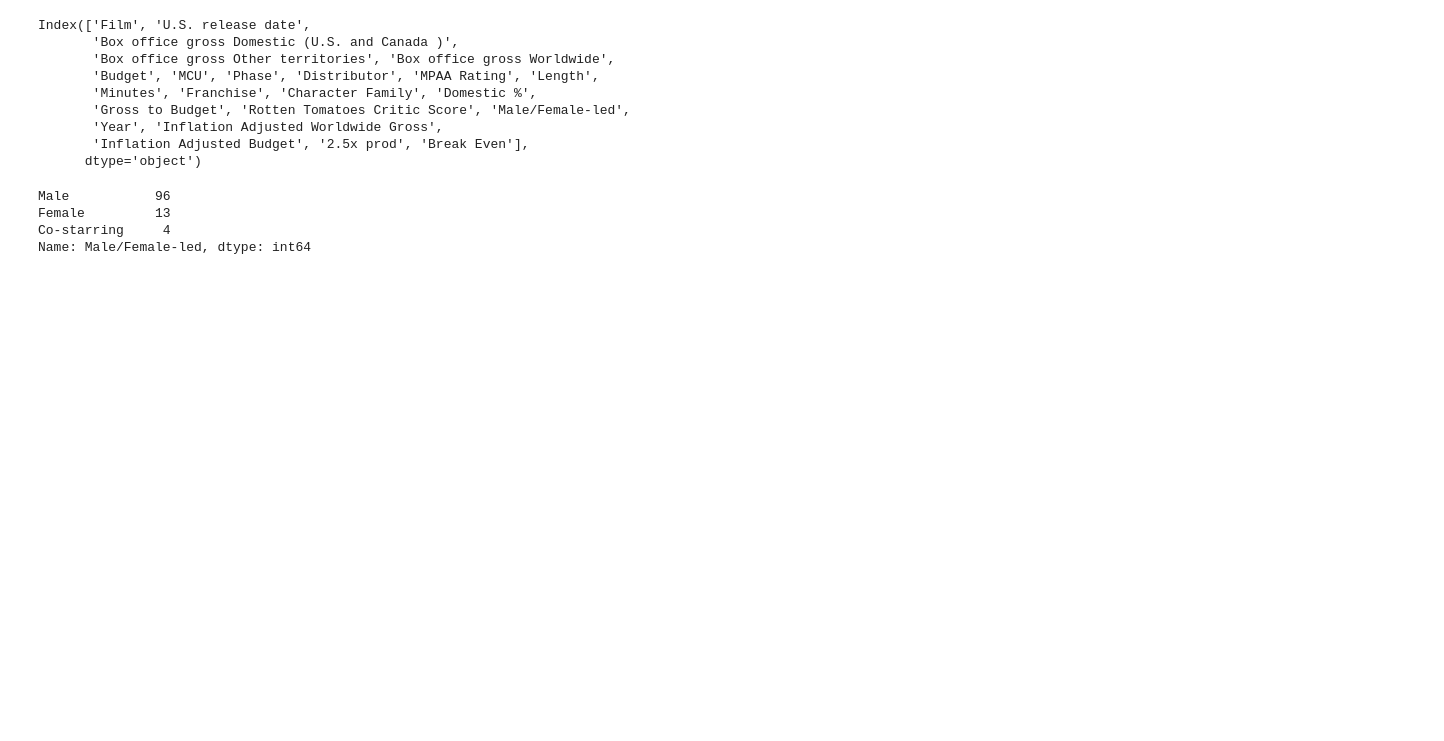
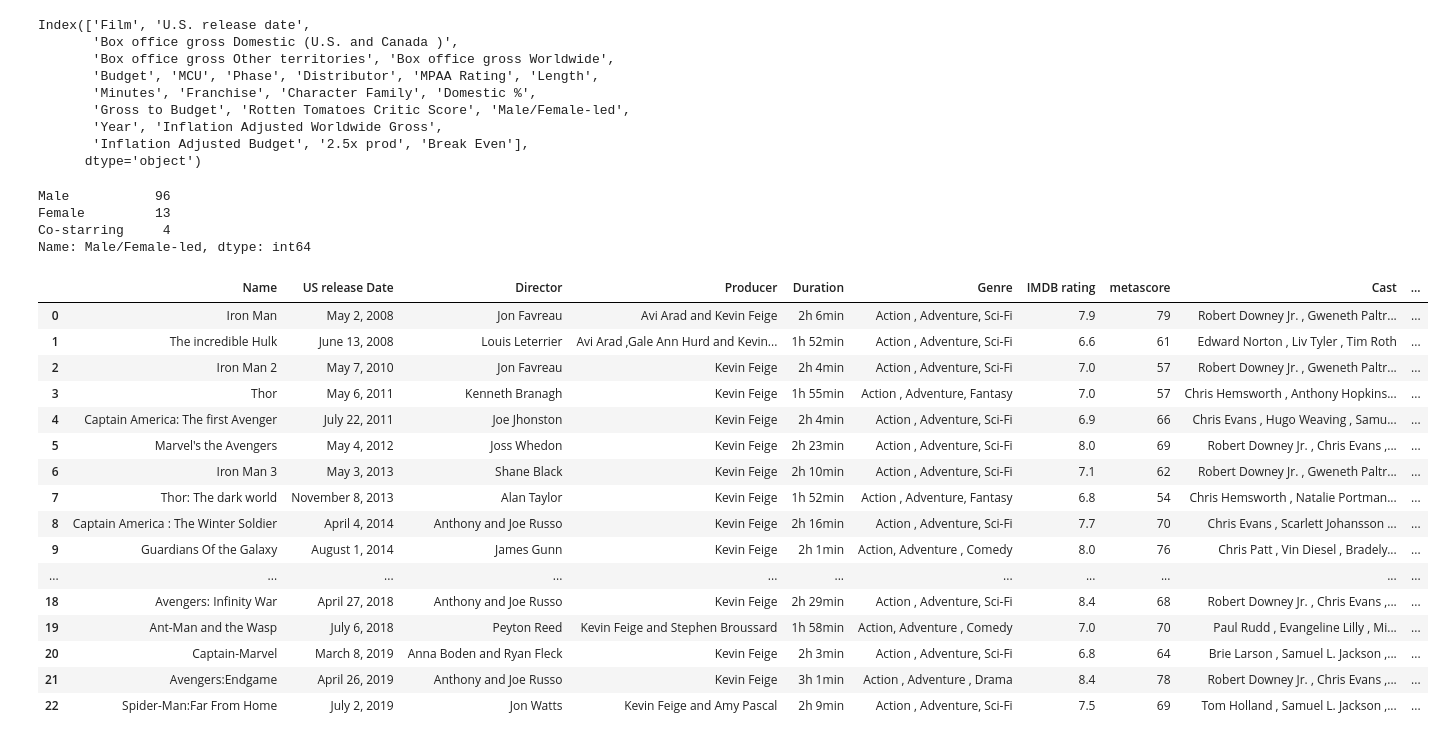
Before and after one commit to JohannaRL/pair_programming_promoG_modulo4_Fedra_Johanna, a Jupyter notebook: explo.ipynb, the cells around one changed output. Drawn from its saved outputs; the diff is of its cells as text; code cells hidden in the pictures; blank space fills up the shorter version.

```diff
--- a/explo.ipynb
+++ b/explo.ipynb
@@ -312,3 +312,24 @@ Male           96
 Female         13
 Co-starring     4
 Name: Male/Female-led, dtype: int64
+# %%
+df_marvel= pd.read_csv("./files/mcu dataset.csv")
+df_marvel
+# %% [output]
+|  | Name | US release Date | Director | Producer | Duration | Genre | IMDB rating | metascore | Cast | ... |
+| 0 | Iron Man | May 2, 2008 | Jon Favreau | Avi Arad and Kevin Feige | 2h 6min | Action , Adventure, Sci-Fi | 7.9 | 79 | Robert Downey Jr. , Gweneth Paltr... | ... |
+| 1 | The incredible Hulk | June 13, 2008 | Louis Leterrier | Avi Arad ,Gale Ann Hurd and Kevin... | 1h 52min | Action , Adventure, Sci-Fi | 6.6 | 61 | Edward Norton , Liv Tyler , Tim Roth | ... |
+| 2 | Iron Man 2 | May 7, 2010 | Jon Favreau | Kevin Feige | 2h 4min | Action , Adventure, Sci-Fi | 7.0 | 57 | Robert Downey Jr. , Gweneth Paltr... | ... |
+| 3 | Thor | May 6, 2011 | Kenneth Branagh | Kevin Feige | 1h 55min | Action , Adventure, Fantasy | 7.0 | 57 | Chris Hemsworth , Anthony Hopkins... | ... |
+| 4 | Captain America: The first Avenger | July 22, 2011 | Joe Jhonston | Kevin Feige | 2h 4min | Action , Adventure, Sci-Fi | 6.9 | 66 | Chris Evans , Hugo Weaving , Samu... | ... |
+| 5 | Marvel's the Avengers | May 4, 2012 | Joss Whedon | Kevin Feige | 2h 23min | Action , Adventure, Sci-Fi | 8.0 | 69 | Robert Downey Jr. , Chris Evans ,... | ... |
+| 6 | Iron Man 3 | May 3, 2013 | Shane Black | Kevin Feige | 2h 10min | Action , Adventure, Sci-Fi | 7.1 | 62 | Robert Downey Jr. , Gweneth Paltr... | ... |
+| 7 | Thor: The dark world | November 8, 2013 | Alan Taylor | Kevin Feige | 1h 52min | Action , Adventure, Fantasy | 6.8 | 54 | Chris Hemsworth , Natalie Portman... | ... |
+| 8 | Captain America : The Winter Soldier | April 4, 2014 | Anthony and Joe Russo | Kevin Feige | 2h 16min | Action , Adventure, Sci-Fi | 7.7 | 70 | Chris Evans , Scarlett Johansson ... | ... |
+| 9 | Guardians Of the Galaxy | August 1, 2014 | James Gunn | Kevin Feige | 2h 1min | Action, Adventure , Comedy | 8.0 | 76 | Chris Patt , Vin Diesel , Bradely... | ... |
+| ... | ... | ... | ... | ... | ... | ... | ... | ... | ... | ... |
+| 18 | Avengers: Infinity War | April 27, 2018 | Anthony and Joe Russo | Kevin Feige | 2h 29min | Action , Adventure, Sci-Fi | 8.4 | 68 | Robert Downey Jr. , Chris Evans ,... | ... |
+| 19 | Ant-Man and the Wasp | July 6, 2018 | Peyton Reed | Kevin Feige and Stephen Broussard | 1h 58min | Action, Adventure , Comedy | 7.0 | 70 | Paul Rudd , Evangeline Lilly , Mi... | ... |
+| 20 | Captain-Marvel | March 8, 2019 | Anna Boden and Ryan Fleck | Kevin Feige | 2h 3min | Action , Adventure, Sci-Fi | 6.8 | 64 | Brie Larson , Samuel L. Jackson ,... | ... |
+| 21 | Avengers:Endgame | April 26, 2019 | Anthony and Joe Russo | Kevin Feige | 3h 1min | Action , Adventure , Drama | 8.4 | 78 | Robert Downey Jr. , Chris Evans ,... | ... |
+| 22 | Spider-Man:Far From Home | July 2, 2019 | Jon Watts | Kevin Feige and Amy Pascal | 2h 9min | Action , Adventure, Sci-Fi | 7.5 | 69 | Tom Holland , Samuel L. Jackson ,... | ... |
```
Also changed, not shown: parts of 1 cell of this notebook, 1 other file.
